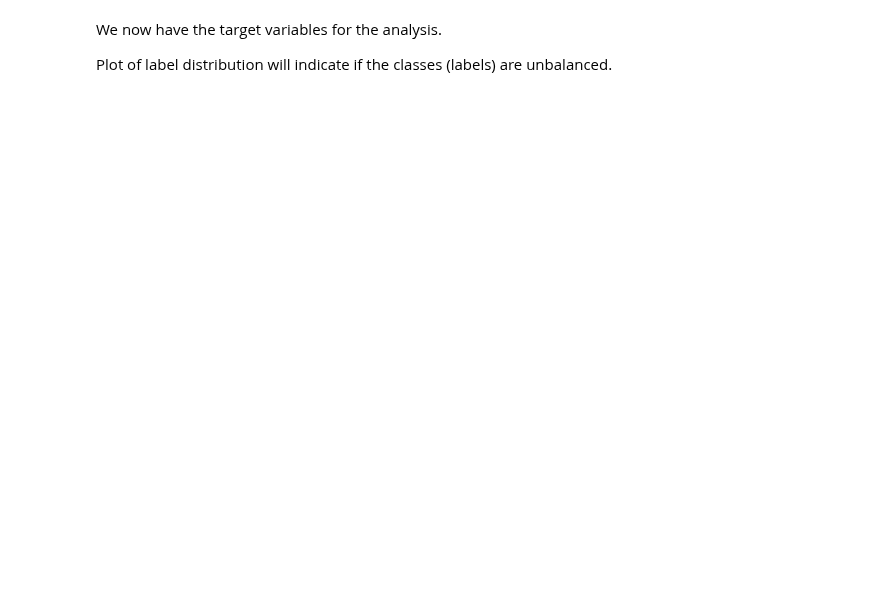
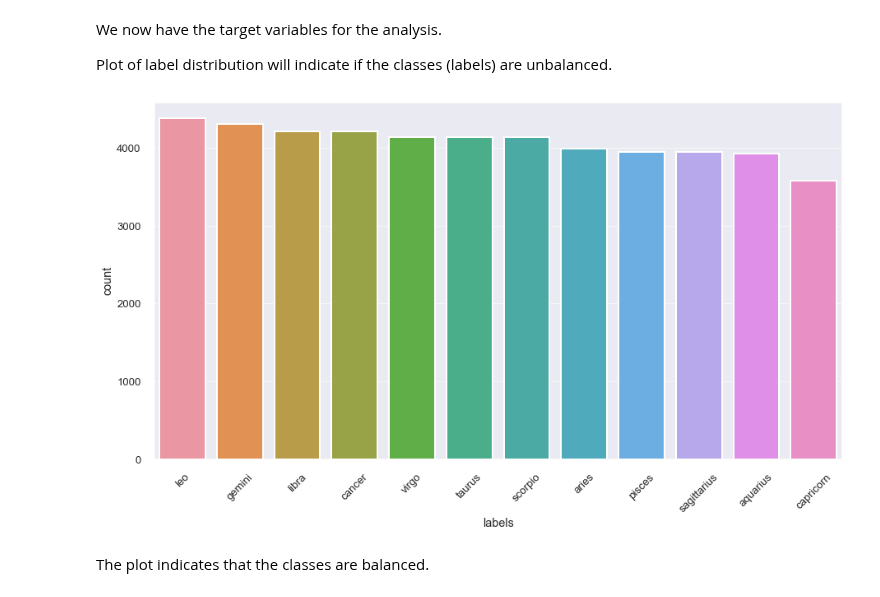
Before and after one commit to LenSin3/OkCupid-Date-a-Scientist, a Jupyter notebook: date-a-scientist.ipynb, the cells around one changed output. Cells and saved outputs as stored; diff of their text form; code cells hidden in the pictures; blank space fills up the shorter version.

Commit message:
create countplot of labels

```diff
--- a/date-a-scientist.ipynb
+++ b/date-a-scientist.ipynb
@@ -179,3 +179,20 @@ profiles_df.head()
 We now have the target variables for the analysis.
 
 Plot of label distribution will indicate if the classes (labels) are unbalanced.
+# %%
+import seaborn as sns
+sns.set_style("darkgrid")
+# %%
+fig, ax = plt.subplots()
+# the size of A4 paper lanscape
+fig.set_size_inches(15, 8)
+sns.set_context("poster", font_scale = .6, rc={"grid.linewidth": 0.6})
+sns.countplot(x = profiles_df['labels'], order=profiles_df['labels'].value_counts(ascending=False).index, ax=ax)
+plt.setp(ax.get_xticklabels(), rotation=45)
+plt.title('Count of Zodiac Signs')
+plt.savefig('zod_labels.png')
+plt.show()
+# %% [output]
+[figure, added]
+# %% [markdown]
+The plot indicates that the classes are balanced.
```
Also changed, not shown: 1 other file.
